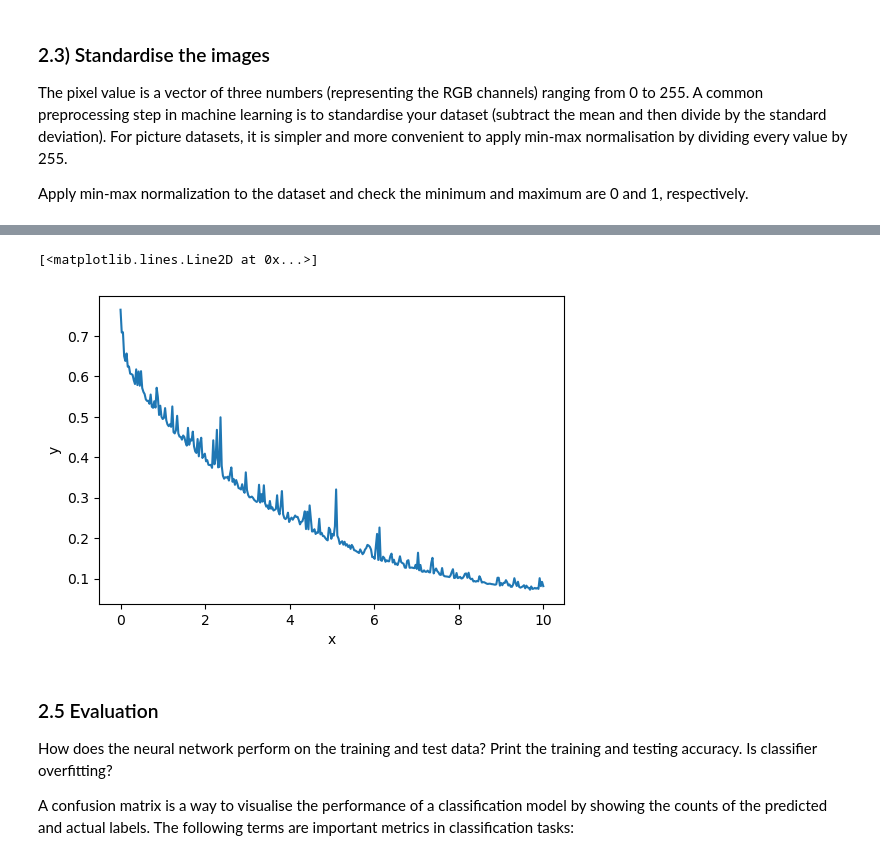
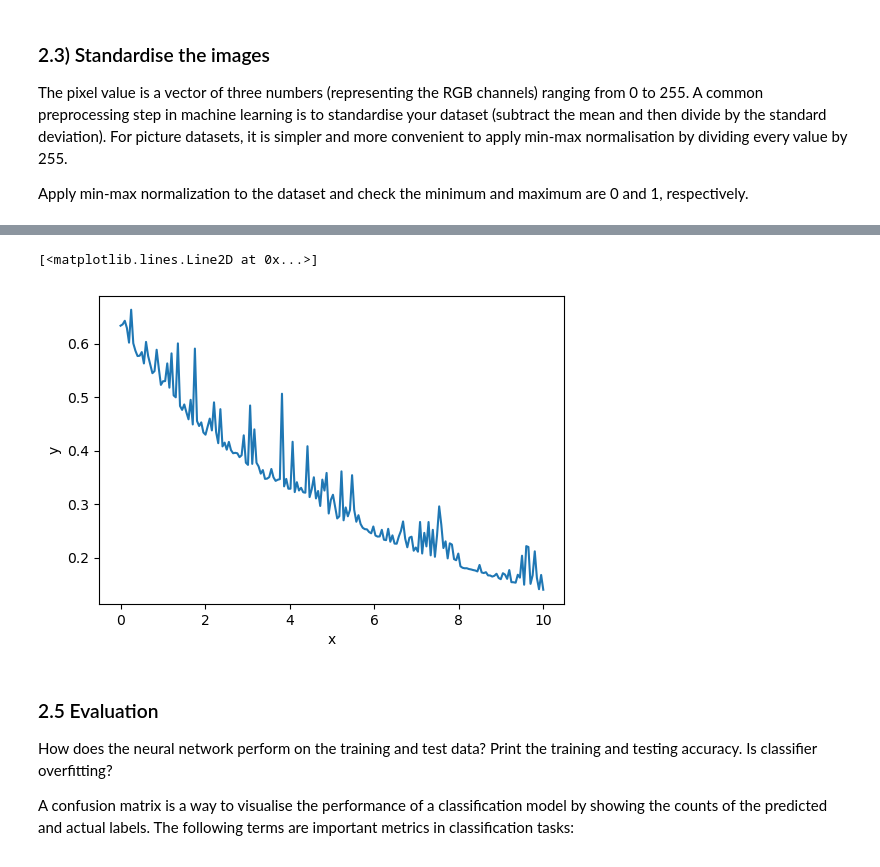
Before and after one commit to wtripp180901/ml_lab_sheets, a Jupyter notebook: lab2/lab2-linear_models_neural_nets_SVM.ipynb, the cells around one changed output, grey strips where cells are left out. Saved outputs shown, nothing was run; the diff lists cells and outputs as text; code cells hidden in the pictures.

```diff
--- a/lab2/lab2-linear_models_neural_nets_SVM.ipynb
+++ b/lab2/lab2-linear_models_neural_nets_SVM.ipynb
@@ -313,17 +320,17 @@ Has the loss curve flat-lined? Hint, you may have to specify the `max_iter` and
 # %%
 # write your code here
 mlp = MLPClassifier(hidden_layer_sizes=64,activation='relu',solver='sgd',learning_rate_init=0.001,alpha=0)
-mlp.max_iter = 12288
+mlp.max_iter = 200
 mlp.fit(train_vectors,train_y[0])
 xs = np.linspace(0,10,len(mlp.loss_curve_)).reshape(-1,1)
 fig, ax = plt.subplots(figsize=(6,4))
 ax.set_xlabel('x')
 ax.set_ylabel('y')
 ax.plot(xs,mlp.loss_curve_)
 #TAKES AGES
 # %% [output]
 [<matplotlib.lines.Line2D at 0x...>]
-[figure, old version]
+[figure, new version]
 # %% [markdown]
 ### 2.5 Evaluation
 How does the neural network perform on the training and test data? Print the training and testing accuracy. Is classifier overfitting?
```
Also changed, not shown: parts of 10 cells of this notebook.
